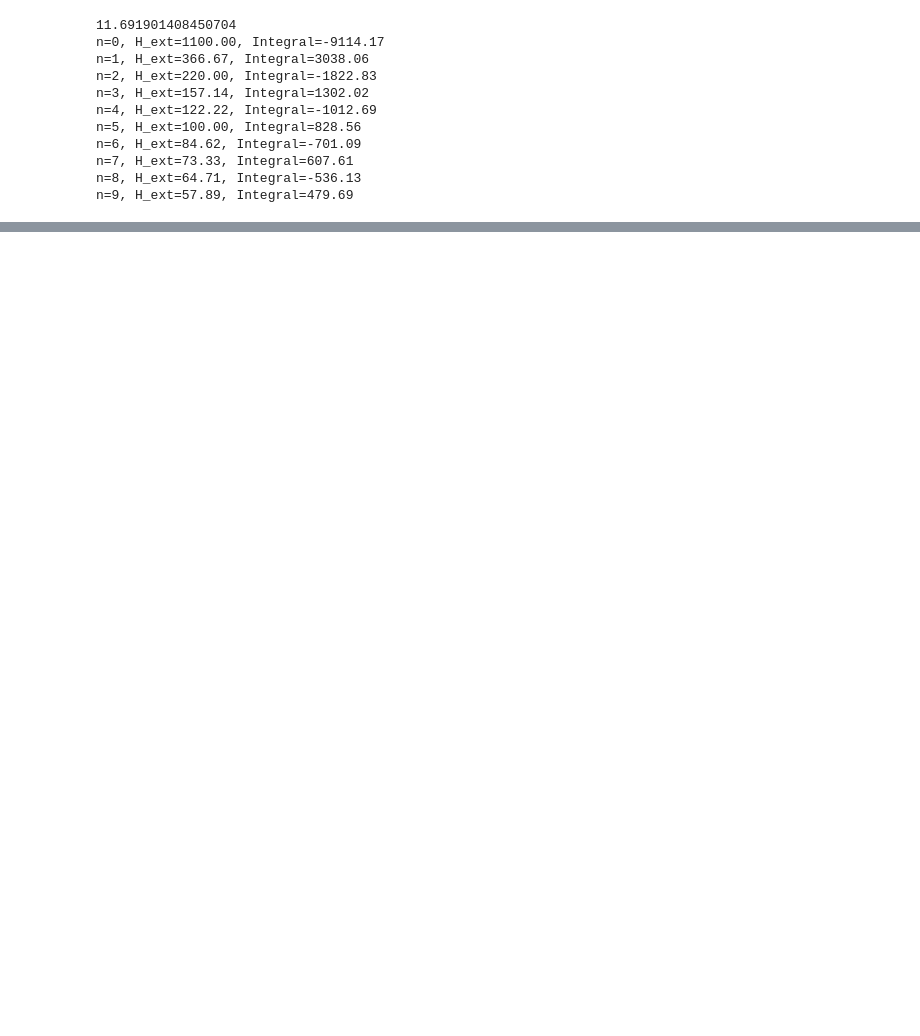
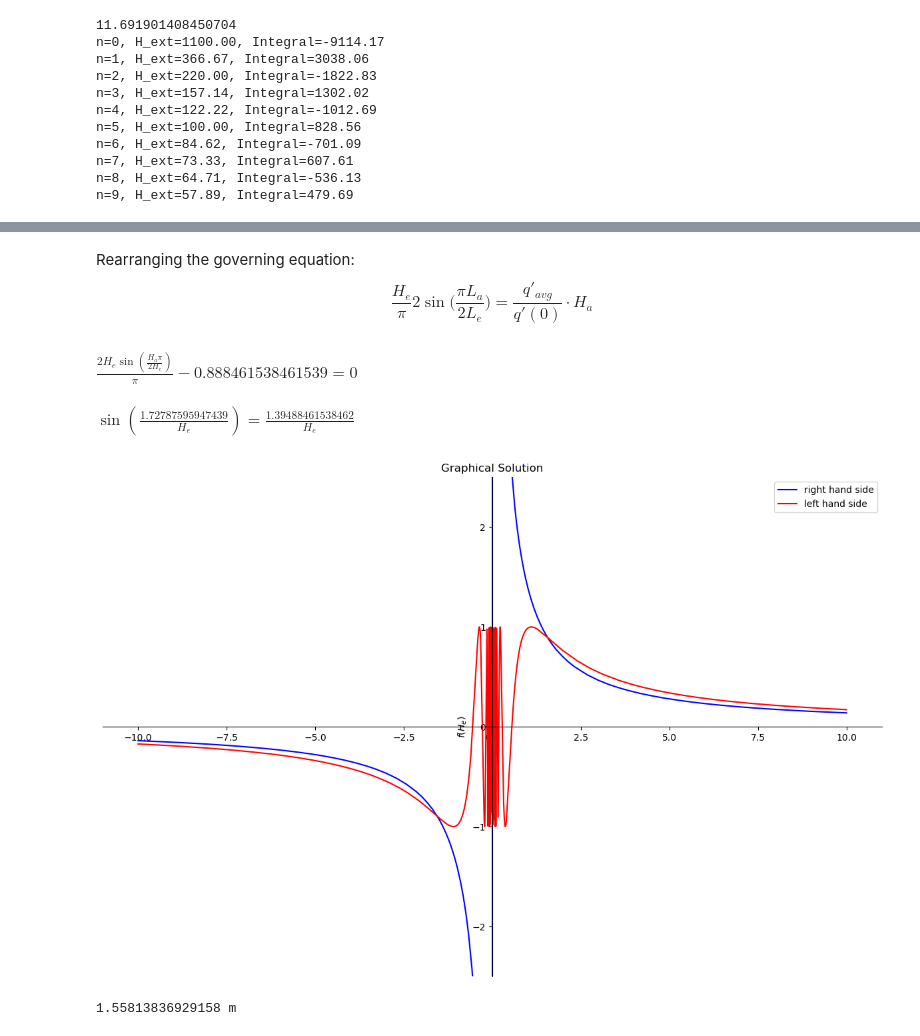
Before and after one commit to Aleperk99/NuclearDesignProject, a Jupyter notebook: Handout/Extrapolation_length_alt_codes.ipynb, the cells around one changed output, grey strips where cells are left out. Drawn from its saved outputs; the diff is of its cells as text; code cells hidden in the pictures; blank space fills up the shorter version.

Commit message:
Extrapolation Lenght by graphical method

```diff
--- a/Handout/Extrapolation_length_alt_codes.ipynb
+++ b/Handout/Extrapolation_length_alt_codes.ipynb
@@ -62,0 +85,27 @@ n=9, H_ext=57.89, Integral=479.69
+# %% [markdown]
+Rearranging the governing equation:
+$$\begin{equation}
+\frac{H_e}{\pi}2\sin\bigg(\frac{\pi L_a}{2 L_e}\bigg)=\frac{q'_{avg}}{q'(0)}\cdot H_a
+\end{equation}$$
+# %%
+He,pi,Ha,z=smp.symbols(r'H_e,\pi,H_a,z')
+display(smp.Eq(He/pi*2*smp.sin(pi*Ha/(2*He))-(21/26*1.1),0))
+# %% [output]
+$\displaystyle \frac{2 H_{e} \sin{\left(\frac{H_{a} \pi}{2 H_{e}} \right)}}{\pi} - 0.888461538461539 = 0$
+# %%
+G=smp.Eq(smp.sin(np.pi*1.1/(2*He)),(21/26*1.1)*3.14/(2*He))
+display(G) #plot dell'equazione da risolvere
+
+plt.rcParams['figure.figsize'] =12,8
+I0 = plot(G.rhs,ylim=(-2.5,+2.5),title="Graphical Solution",line_color="blue",label='right hand side',legend=True,show=False)
+I1=plot(G.lhs,ylim=(-2.5,+2.5),title="Graphical Solution",line_color="red",label='left hand side',legend=True,show=False)
+I0.append(I1[0])
+I0.show()
+# %% [output]
+$\displaystyle \sin{\left(\frac{1.72787595947439}{H_{e}} \right)} = \frac{1.39488461538462}{H_{e}}$
+[figure, added]
+# %%
+H=smp.nsolve(G.lhs-G.rhs,He,1)
+print(H,'m')
+# %% [output]
+1.55813836929158 m
```
Also changed, not shown: parts of 2 cells of this notebook.
